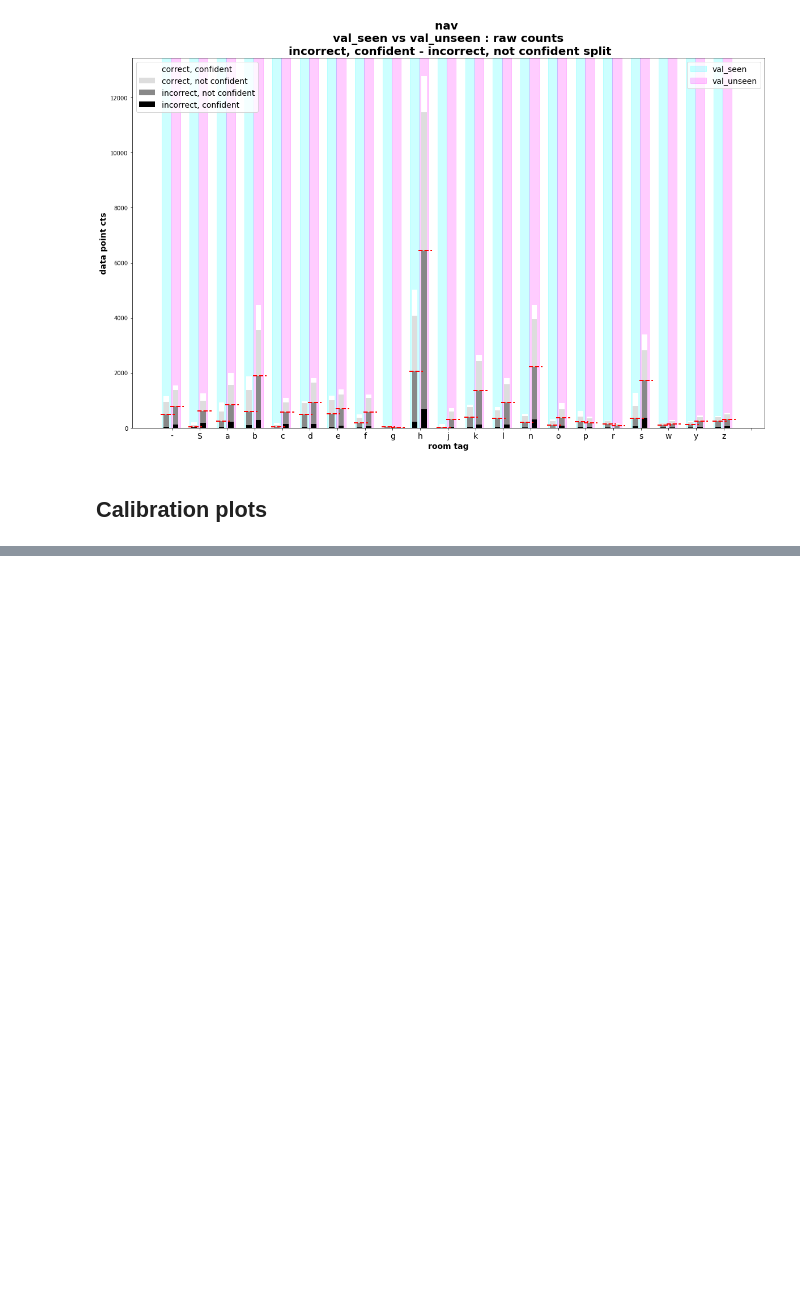
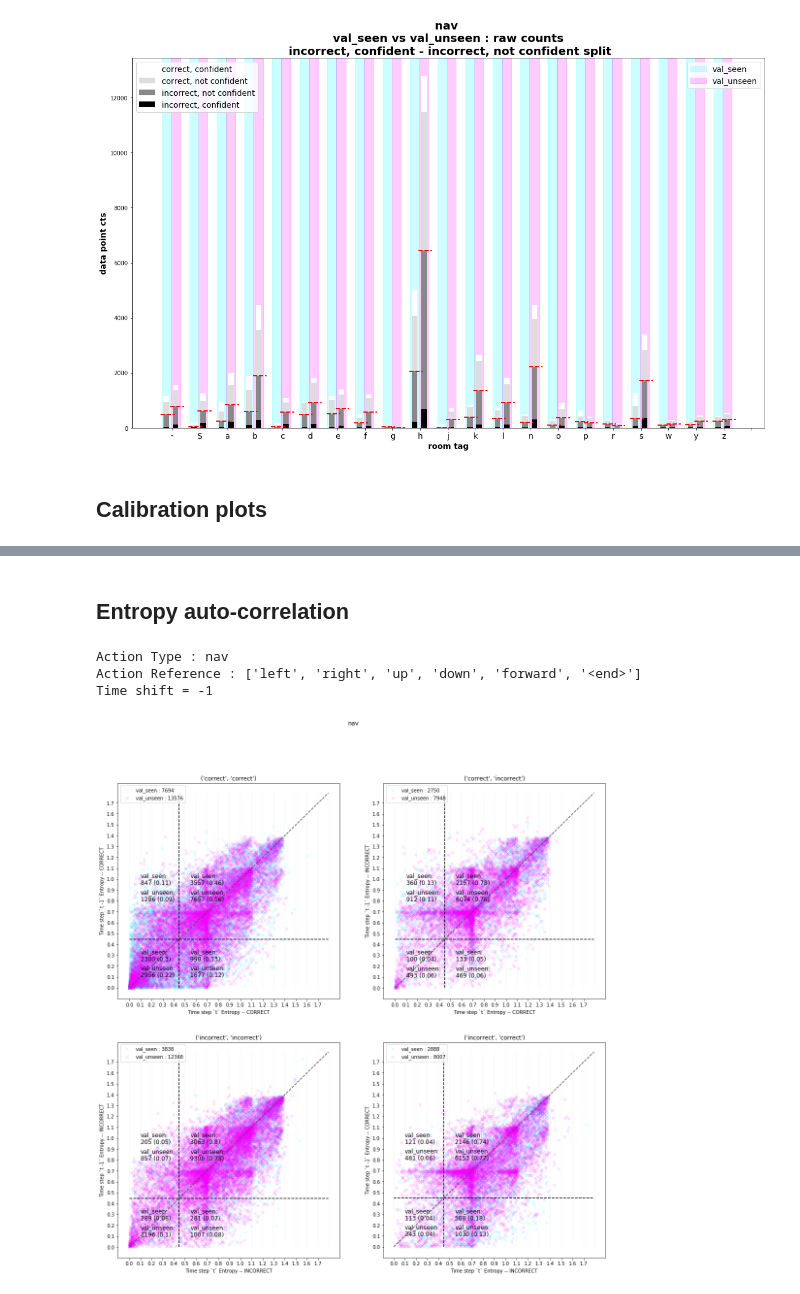
Before and after one commit to Chucooleg/Matterport3DSimulator, a Jupyter notebook: tasks/R2R/Calibration_20191114_R2R_val_seen_and_unseen.ipynb, the cells around one changed output, grey strips where cells are left out. Saved outputs shown, nothing was run; the diff lists cells and outputs as text; code cells hidden in the pictures; blank space fills up the shorter version.

```diff
--- a/tasks/R2R/Calibration_20191114_R2R_val_seen_and_unseen.ipynb
+++ b/tasks/R2R/Calibration_20191114_R2R_val_seen_and_unseen.ipynb
@@ -198,0 +205,17 @@ Action Reference : ['left', 'right', 'up', 'down', 'forward', '<end>']
+# %% [markdown]
+## Entropy auto-correlation
+# %%
+reload(analysis)
+analysis.PlotUtils.plot_time_entropy_corr_by_action_type(
+    output_data_list=[val_seen, val_unseen],
+    output_data_labels=["val_seen", "val_unseen"],
+    action_type = "nav",
+    action_reference=None,
+    timestep_delta=-1,
+    cutoff_denom=4
+)
+# %% [output]
+Action Type : nav
+Action Reference : ['left', 'right', 'up', 'down', 'forward', '<end>']
+Time shift = -1
+[figure, added]
```
Also changed, not shown: parts of 6 cells of this notebook, 1 other file.
